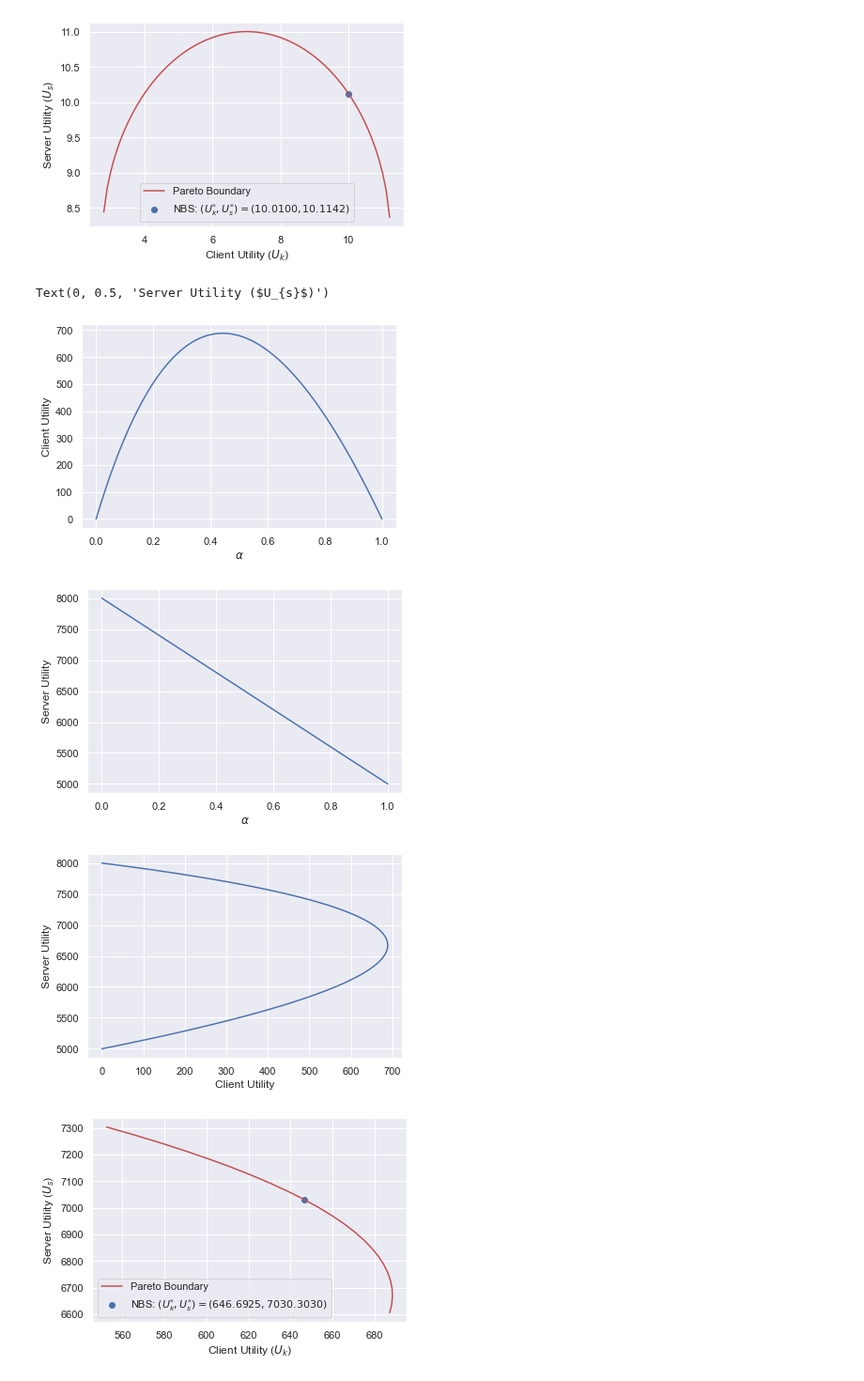
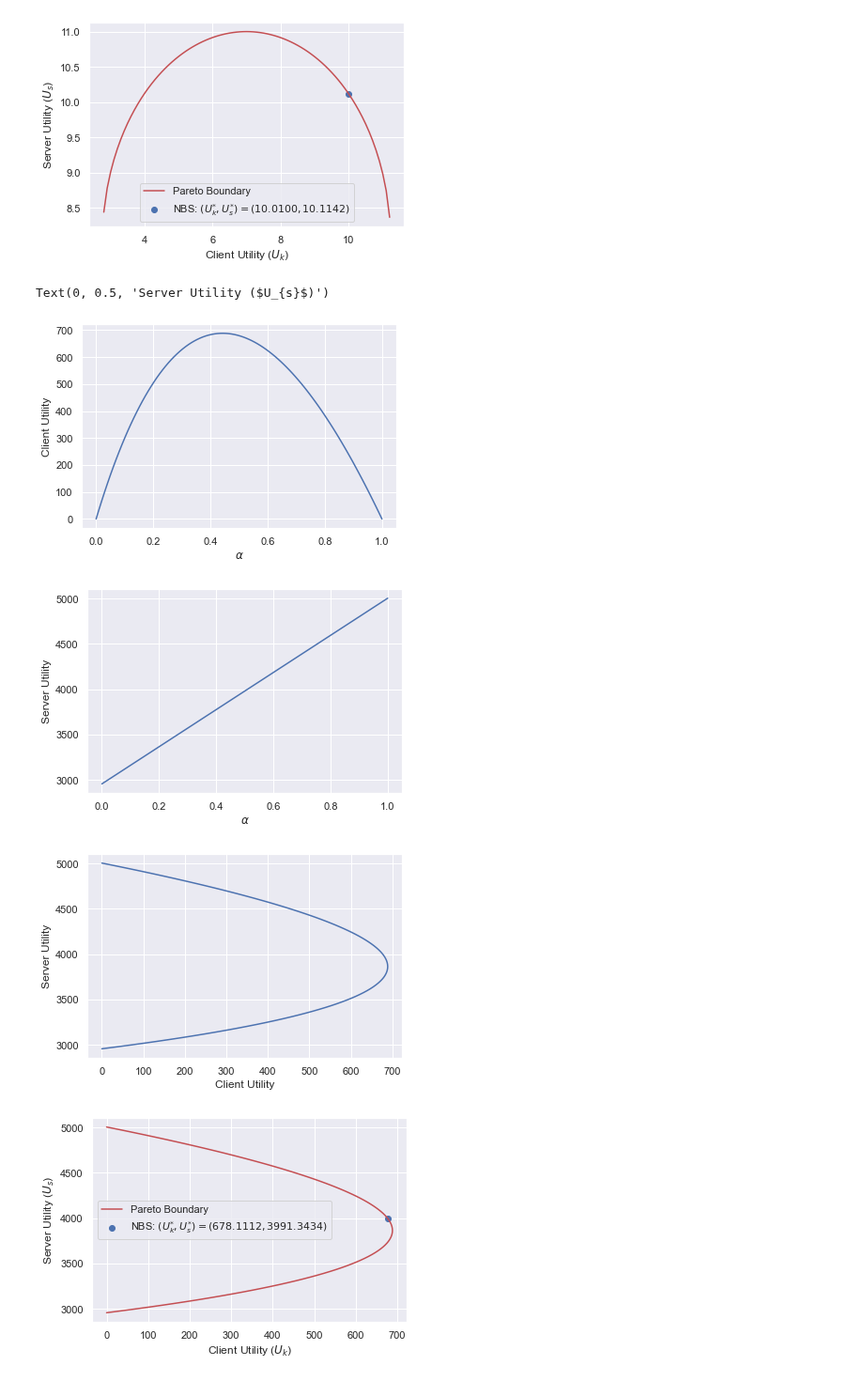
Before and after one commit to zanderman/split-fed-optim, a Jupyter notebook: splitfed.ipynb, the cells around one changed output. Shown at 94% size. Cells and saved outputs as stored; diff of their text form; code cells hidden in the pictures.

```diff
--- a/splitfed.ipynb
+++ b/splitfed.ipynb
@@ -958,7 +958,7 @@ kappa = 2e-28 # 2x10^(-28); %this is kappa
 C_k = 1e-11 # 10^(-11); %this is c
 lam = 8e3 # 8000; %this is lambda
 gamma = 1e-3 # 0.001; %this is gamma, I just wanted to assume that the server prefers to minimize the training time
-rho = 8e2
+rho = 0.
 
 U_k = utility_client(
     alpha=alpha, # Portion of network that client device `k` will train.
@@ -986,7 +986,7 @@ U_s = utility_server(
     return_parts=False,
 )
 
-U_s = np.linspace(8000, 5000, 100)
+# U_s = np.linspace(8000, 5000, 100)
 
 
 plt.figure()
@@ -1000,36 +1000,38 @@ plt.xlabel('$\\alpha$')
 plt.ylabel('Server Utility')
 
 plt.figure()
 plt.plot(U_k, U_s)
 plt.xlabel('Client Utility')
 plt.ylabel('Server Utility')
 
 
-idx = U_k >= 550
+d = [0,0]
+
+idx = U_k >= d[0]
 U_k = U_k[idx]
 U_s = U_s[idx]
-idx = U_s >= 6600
+idx = U_s >= d[1]
 U_k = U_k[idx]
 U_s = U_s[idx]
 
 idx_nbs = game_nbs(
     U_k,
     U_s,
-    d=[550,6600],
+    d=d,
     return_index=True,
 )
 
 U_k_star, U_s_star = U_k[idx_nbs], U_s[idx_nbs]
 
 plt.figure()
 plt.plot(U_k, U_s, 'r-', label='Pareto Boundary')
 plt.scatter(U_k_star, U_s_star, label=f'NBS: $(U_k^{{*}},U_s^{{*}}) = ({U_k_star:.4f},{U_s_star:.4f})$')
 plt.legend()
 plt.xlabel('Client Utility ($U_{k}$)')
 plt.ylabel('Server Utility ($U_{s}$)')
 # %% [output]
 Text(0, 0.5, 'Server Utility ($U_{s}$)')
 [figure]
-[figure, old version]
+[figure, new version]
-[figure, old version]
+[figure, new version]
-[figure, old version]
+[figure, new version]
```
Also changed, not shown: parts of 11 cells of this notebook.
